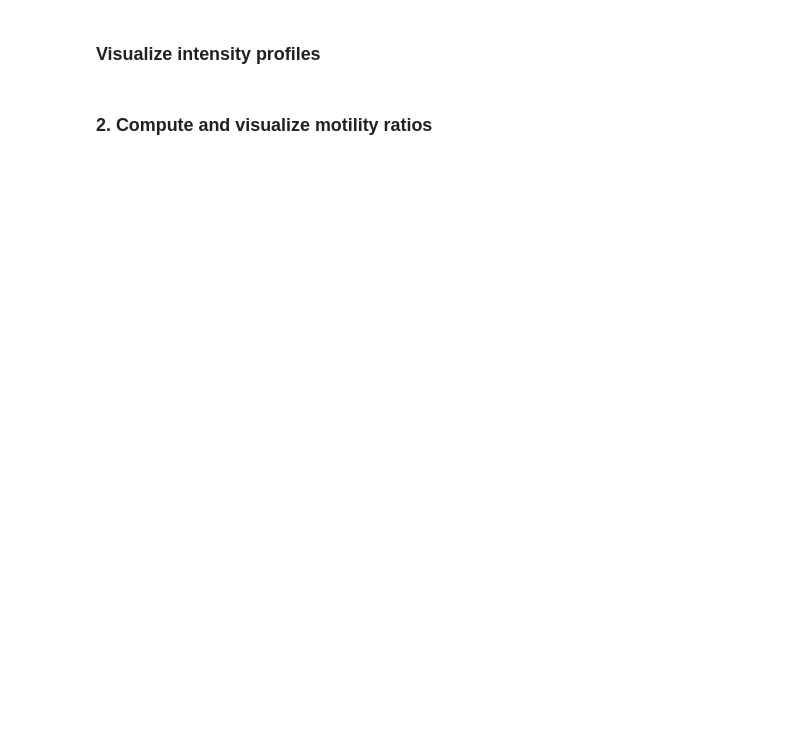
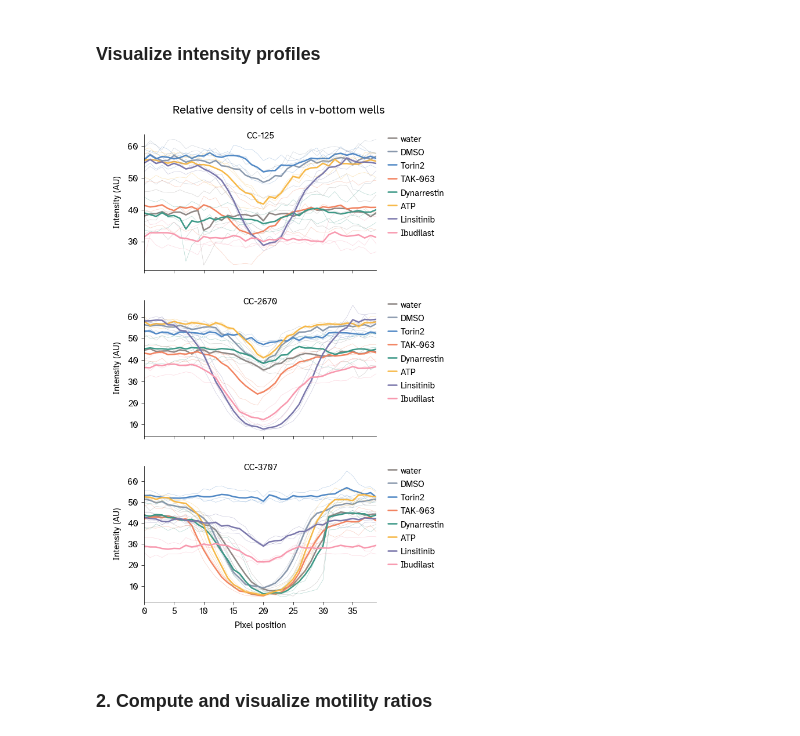
Before and after one commit to Arcadia-Science/2024-chlamy-mutant-motility-pub, a Jupyter notebook: notebooks/1_vbottom-motility-linescan.ipynb, the cells around one changed output. Drawn from its saved outputs; the diff is of its cells as text; code cells hidden in the pictures; blank space fills up the shorter version.

```diff
--- a/notebooks/1_vbottom-motility-linescan.ipynb
+++ b/notebooks/1_vbottom-motility-linescan.ipynb
@@ -341,34 +358,36 @@ fig, axes = plt.subplots(
 axes_map = {strain: ax for strain, ax in zip(strains, axes.flat, strict=True)}
 
 # Loop through each strain, treatment combination and plot the intensity profiles
 for (strain, treatment), intensity_profile_set in intensity_profiles_map.items():
     for intensity_profile in intensity_profile_set:
         # Plot each intensity profile lightly
         axes_map[strain].plot(
             intensity_profile, color=treatment_colormap[treatment], linewidth=0.5, alpha=0.5
         )
 
     # Calculate and plot the average intensity profile per strain, treatment combo
     average_intensity_profile = np.mean(intensity_profile_set, axis=0)
     axes_map[strain].plot(
         average_intensity_profile,
         color=treatment_colormap[treatment],
         linewidth=2.5,
         label=treatment,
     )
 
 # Aesthetics
 fig.suptitle("Relative density of cells in v-bottom wells", fontsize=20, y=1.05)
 axes.flat[-1].set_xlabel("Pixel position")
 [ax.set_ylabel("Intensity (AU)") for ax in axes.flat]
 # [ax.set_title(titles[i]) for i, ax in enumerate(axes.flat)]
 [ax.set_title(strain, y=0.9) for strain, ax in axes_map.items()]
 [ax.set_xlim(0, scan_length - 1) for ax in axes.flat]
 _ = [ax.legend(loc="upper left", bbox_to_anchor=(1.05, 1)) for ax in axes.flat]
 
 # Save figure
 savefig_filepath = "../results/figure-5A.pdf"
-apc.mpl.save_figure(savefig_filepath)
+plt.savefig(savefig_filepath)
+# %% [output]
+[figure, added]
 # %% [markdown]
 ### 2. Compute and visualize motility ratios
 # %%
```
Also changed, not shown: parts of 8 cells of this notebook.
